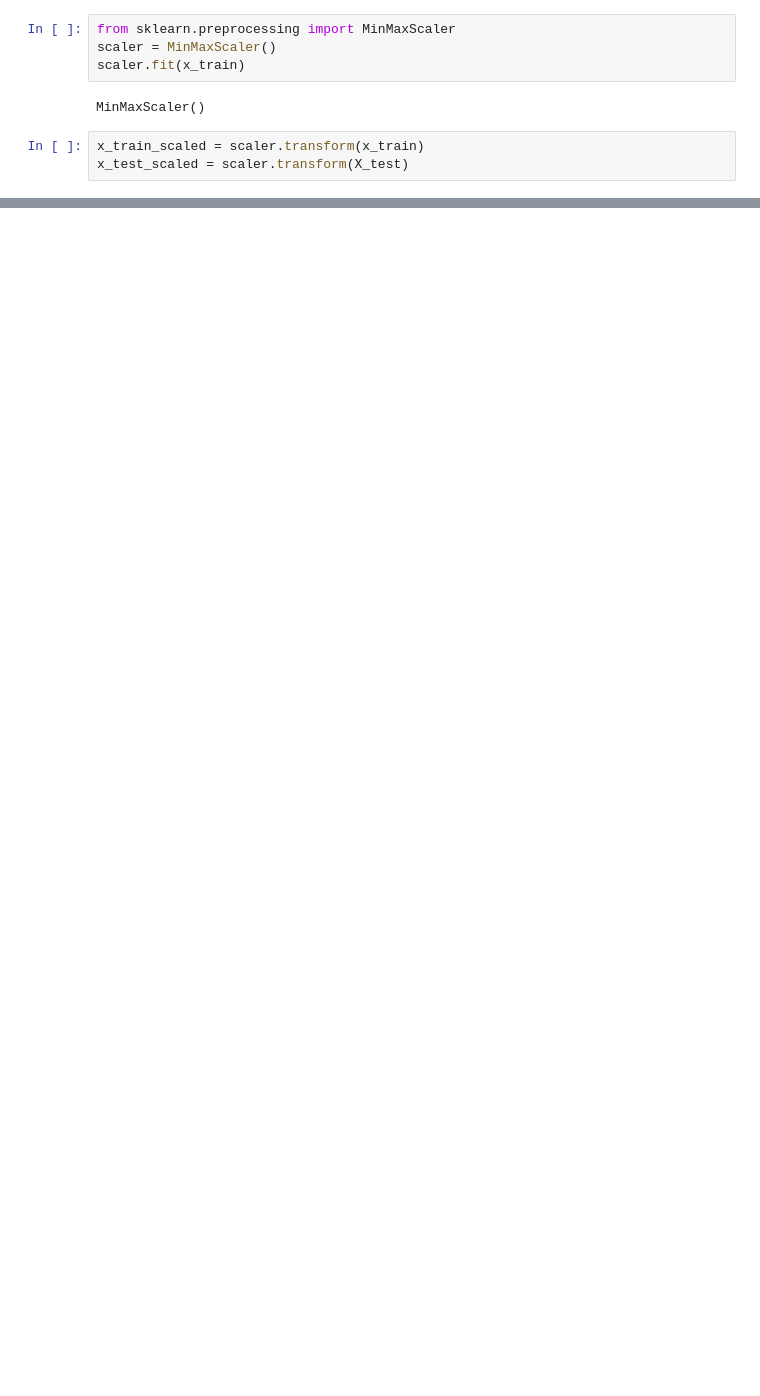
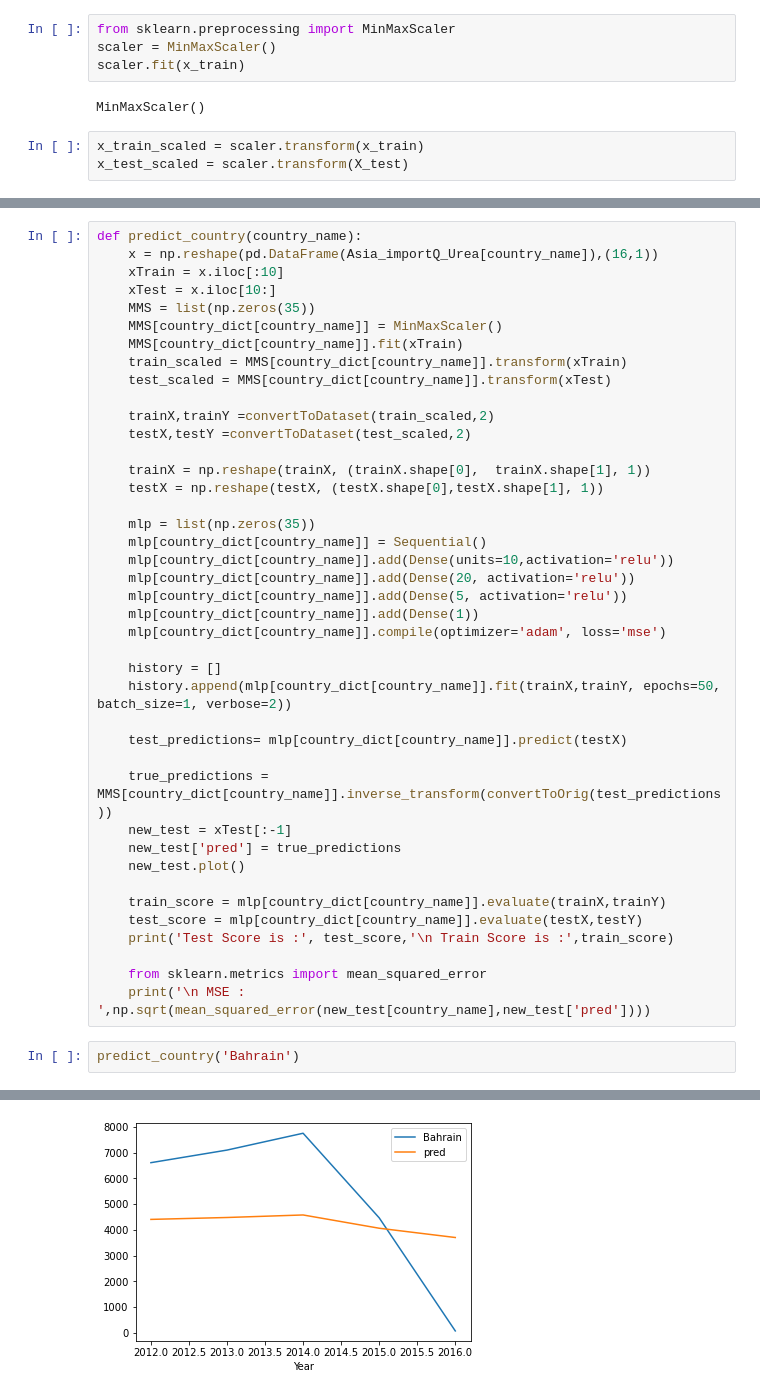
Before and after one commit to RominaShin/Computational-Intelligence-Course-Project, a Jupyter notebook: code/MLP_Prediction/MLP_Prediction_update.ipynb, the cells around one changed output, grey strips where cells are left out. Cells and saved outputs as stored; diff of their text form; blank space fills up the shorter version.

```diff
--- a/code/MLP_Prediction/MLP_Prediction_update.ipynb
+++ b/code/MLP_Prediction/MLP_Prediction_update.ipynb
@@ -150,0 +174,44 @@ ValueError: all the input arrays must have same number of dimensions, but the ar
+# %%
+def predict_country(country_name):
+    x = np.reshape(pd.DataFrame(Asia_importQ_Urea[country_name]),(16,1))
+    xTrain = x.iloc[:10]
+    xTest = x.iloc[10:]
+    MMS = list(np.zeros(35))
+    MMS[country_dict[country_name]] = MinMaxScaler()
+    MMS[country_dict[country_name]].fit(xTrain)
+    train_scaled = MMS[country_dict[country_name]].transform(xTrain)
+    test_scaled = MMS[country_dict[country_name]].transform(xTest)
+
+    trainX,trainY =convertToDataset(train_scaled,2)
+    testX,testY =convertToDataset(test_scaled,2)
+
+    trainX = np.reshape(trainX, (trainX.shape[0],  trainX.shape[1], 1))
+    testX = np.reshape(testX, (testX.shape[0],testX.shape[1], 1))
+
+    mlp = list(np.zeros(35))
+    mlp[country_dict[country_name]] = Sequential()
+    mlp[country_dict[country_name]].add(Dense(units=10,activation='relu'))
+    mlp[country_dict[country_name]].add(Dense(20, activation='relu'))
+    mlp[country_dict[country_name]].add(Dense(5, activation='relu'))
+    mlp[country_dict[country_name]].add(Dense(1))
+    mlp[country_dict[country_name]].compile(optimizer='adam', loss='mse')
+
+    history = []
+    history.append(mlp[country_dict[country_name]].fit(trainX,trainY, epochs=50, batch_size=1, verbose=2))
+
+    test_predictions= mlp[country_dict[country_name]].predict(testX)
+
+    true_predictions = MMS[country_dict[country_name]].inverse_transform(convertToOrig(test_predictions))
+    new_test = xTest[:-1]
+    new_test['pred'] = true_predictions
+    new_test.plot()
+
+    train_score = mlp[country_dict[country_name]].evaluate(trainX,trainY)
+    test_score = mlp[country_dict[country_name]].evaluate(testX,testY)
+    print('Test Score is :', test_score,'\n Train Score is :',train_score)
+
+    from sklearn.metrics import mean_squared_error
+    print('\n MSE : ',np.sqrt(mean_squared_error(new_test[country_name],new_test['pred'])))
+# %%
+predict_country('Bahrain')
+# %% [output]
@@ -150,0 +240 @@ ValueError: all the input arrays must have same number of dimensions, but the ar
+[figure, added]
```
Also changed, not shown: parts of 30 cells of this notebook.
